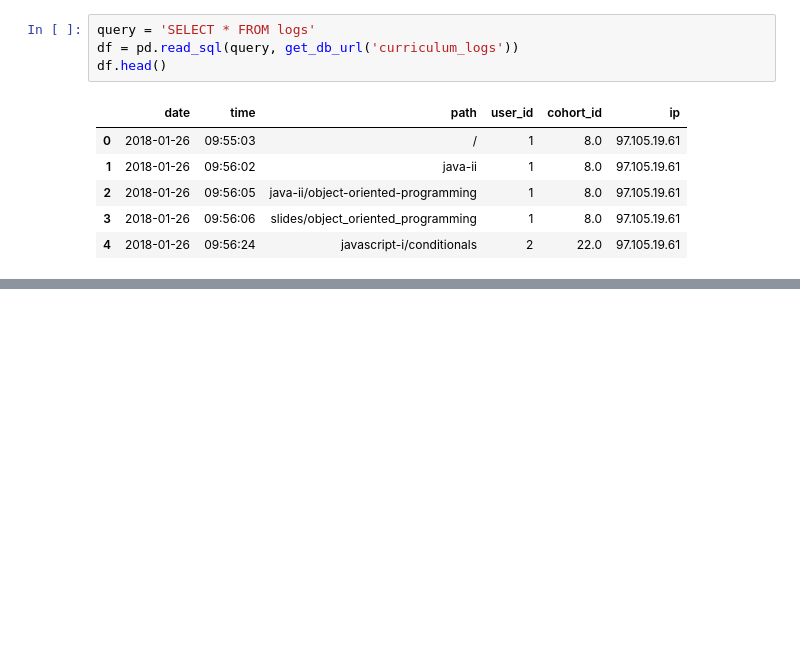
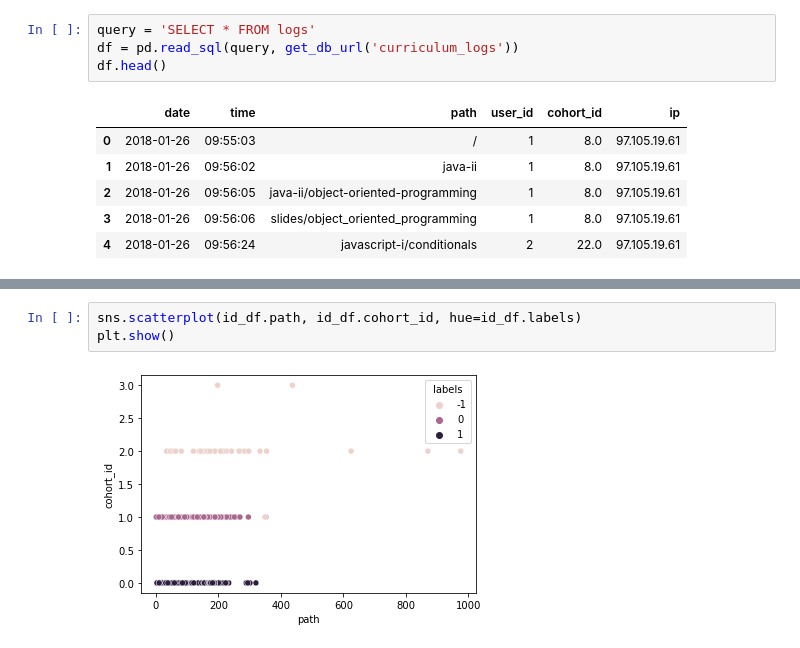
Before and after one commit to NSharick/anomaly-detection-exercises, a Jupyter notebook: clustering_anomaly_detection.ipynb, the cells around one changed output, grey strips where cells are left out. Saved outputs shown, nothing was run; the diff lists cells and outputs as text; blank space fills up the shorter version.

```diff
--- a/clustering_anomaly_detection.ipynb
+++ b/clustering_anomaly_detection.ipynb
@@ -141,0 +218,5 @@ df.head()
+# %%
+sns.scatterplot(id_df.path, id_df.cohort_id, hue=id_df.labels)
+plt.show()
+# %% [output]
+[figure, added]
```
Also changed, not shown: parts of 13 cells of this notebook.
